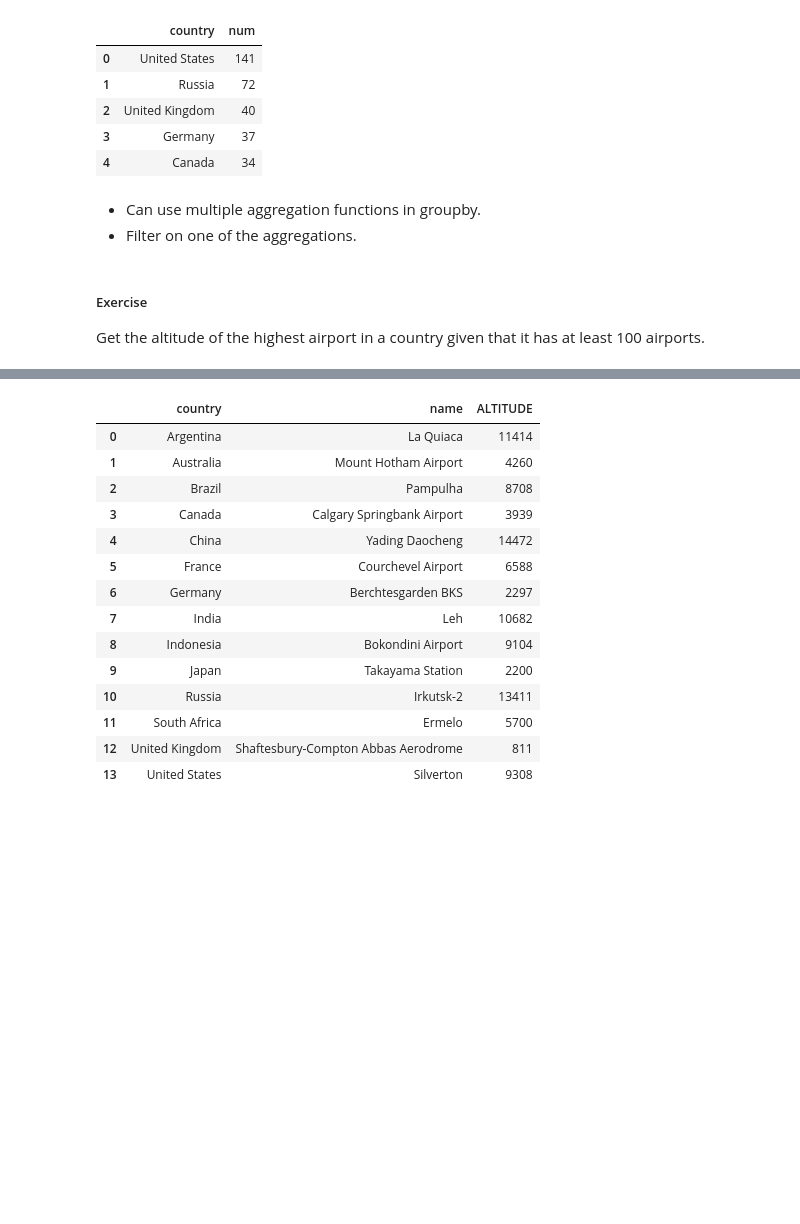
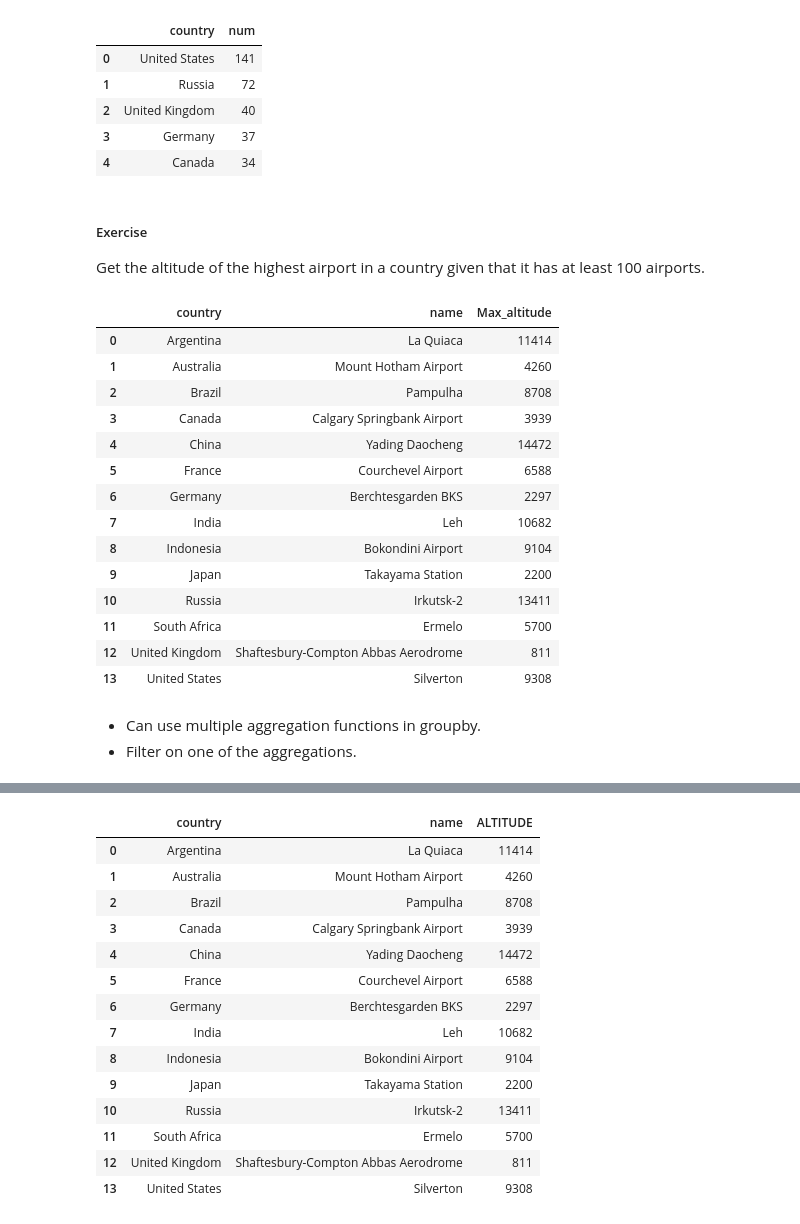
Before and after one commit to 0xEduardoG/NYC-DS-080723, a Jupyter notebook: Phase2/GroupbyJoins.ipynb, the cells around one changed output, grey strips where cells are left out. Cells and saved outputs as stored; diff of their text form; code cells hidden in the pictures; blank space fills up the shorter version.

```diff
--- a/Phase2/GroupbyJoins.ipynb
+++ b/Phase2/GroupbyJoins.ipynb
@@ -262,13 +244,37 @@ pd.read_sql('''
 | 2 | United Kingdom | 40 |
 | 3 | Germany | 37 |
 | 4 | Canada | 34 |
+# %% [markdown]
+##### Exercise
+
+Get the altitude of the highest airport in a country given that it has at least 100 airports.
+# %%
+pd.read_sql("""
+SELECT country, name, MAX(CAST(altitude AS INT)) AS Max_altitude
+FROM airports
+GROUP BY country
+HAVING count(name) > 100
+
+""",conn)
+# %% [output]
+|  | country | name | Max_altitude |
+| 0 | Argentina | La Quiaca | 11414 |
+| 1 | Australia | Mount Hotham Airport | 4260 |
+| 2 | Brazil | Pampulha | 8708 |
+| 3 | Canada | Calgary Springbank Airport | 3939 |
+| 4 | China | Yading Daocheng | 14472 |
+| 5 | France | Courchevel Airport | 6588 |
+| 6 | Germany | Berchtesgarden BKS | 2297 |
+| 7 | India | Leh | 10682 |
+| 8 | Indonesia | Bokondini Airport | 9104 |
+| 9 | Japan | Takayama Station | 2200 |
+| 10 | Russia | Irkutsk-2 | 13411 |
+| 11 | South Africa | Ermelo | 5700 |
+| 12 | United Kingdom | Shaftesbury-Compton Abbas Aerodrome | 811 |
+| 13 | United States | Silverton | 9308 |
 # %% [markdown]
 - Can use multiple aggregation functions in groupby.
 - Filter on one of the aggregations.
-# %% [markdown]
-##### Exercise
-
-Get the altitude of the highest airport in a country given that it has at least 100 airports.
 # %%
 pd.read_sql('''
     SELECT
```
Also changed, not shown: parts of 8 cells of this notebook, 2 other files.
